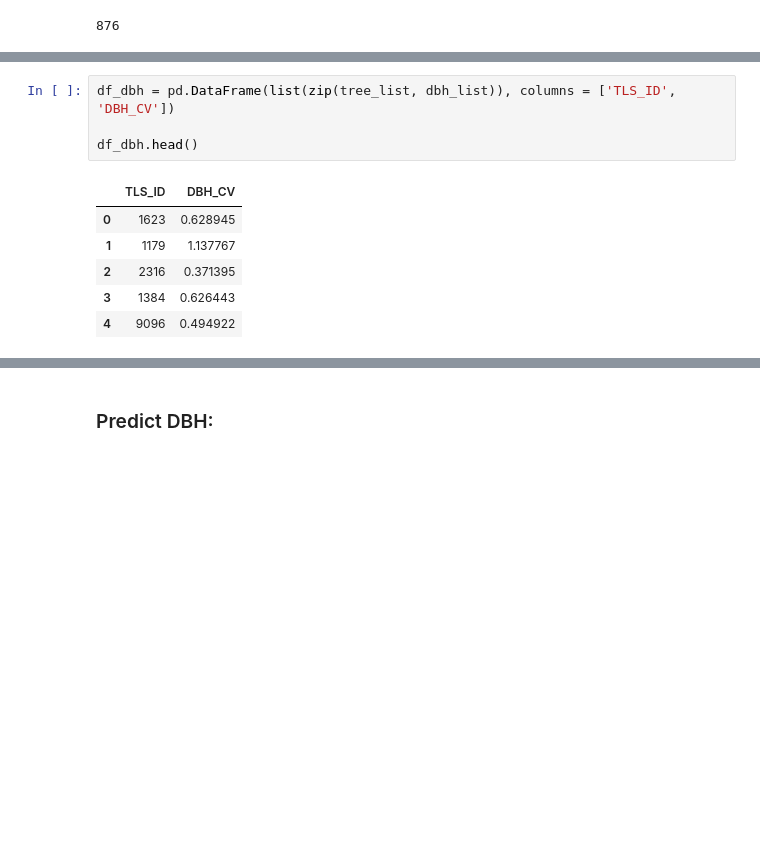
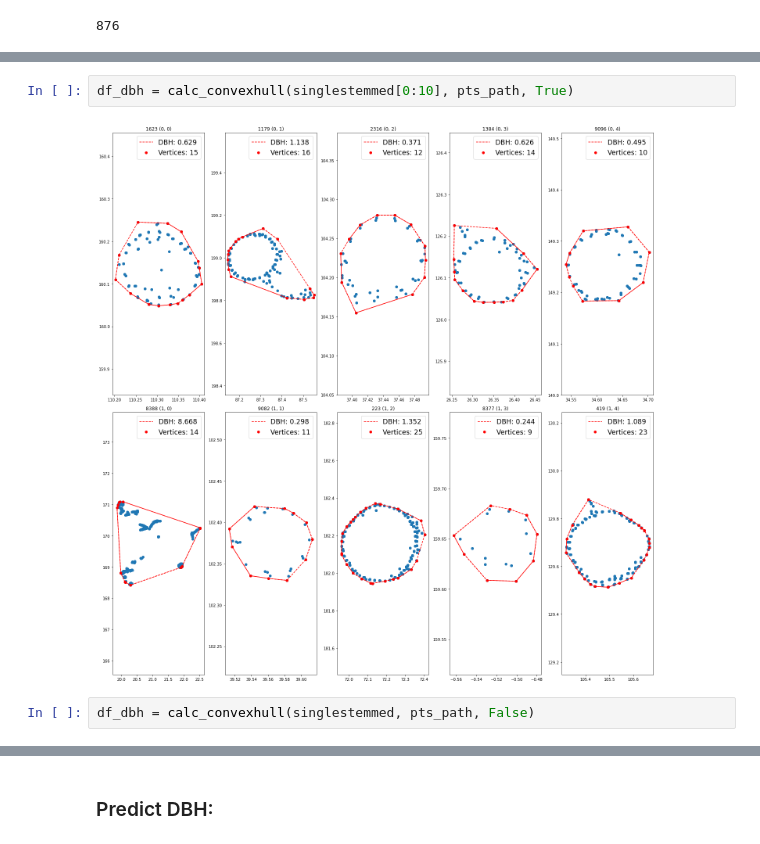
Before and after one commit to sabinenix/CloudDBH, a Jupyter notebook: CloudDBH.ipynb, the cells around one changed output, grey strips where cells are left out. Drawn from its saved outputs; the diff is of its cells as text; blank space fills up the shorter version.

Commit message:
Convex Hull Func and RF on Hull data

```diff
--- a/CloudDBH.ipynb
+++ b/CloudDBH.ipynb
@@ -504,11 +510,6 @@ for tree in singlestemmed[0:20]:
-# %%
-df_dbh = pd.DataFrame(list(zip(tree_list, dbh_list)), columns = ['TLS_ID', 'DBH_CV'])
-
-df_dbh.head()
-# %% [output]
-|  | TLS_ID | DBH_CV |
-| 0 | 1623 | 0.628945 |
-| 1 | 1179 | 1.137767 |
-| 2 | 2316 | 0.371395 |
-| 3 | 1384 | 0.626443 |
-| 4 | 9096 | 0.494922 |
+# %%
+df_dbh = calc_convexhull(singlestemmed[0:10], pts_path, True)
+# %% [output]
+[figure, added]
+# %%
+df_dbh = calc_convexhull(singlestemmed, pts_path, False)
```
Also changed, not shown: parts of 15 cells of this notebook.
